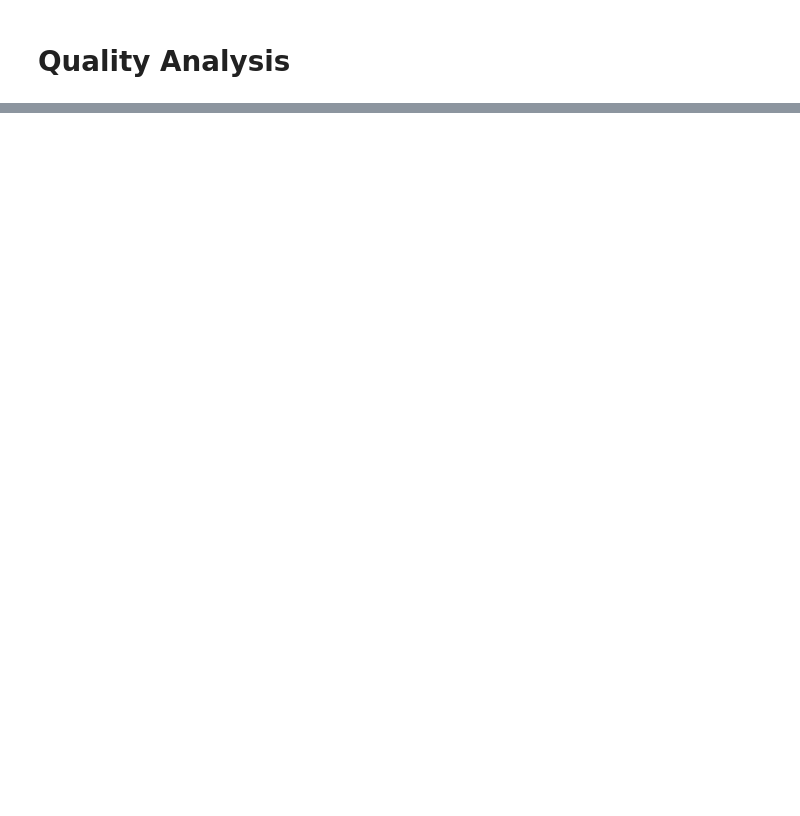
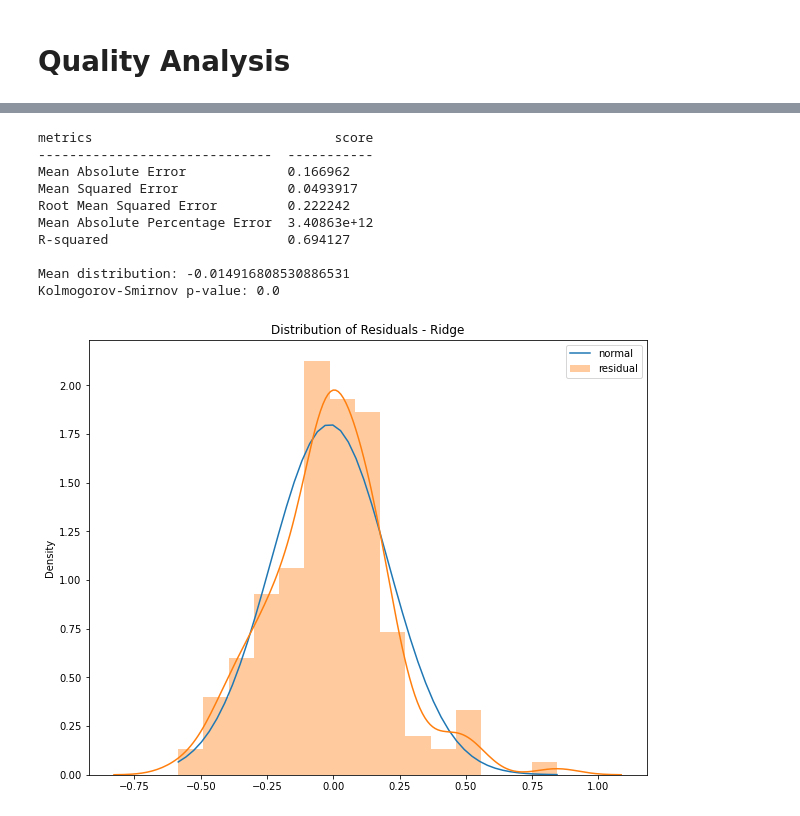
Before and after one commit to affand20/m2m-labs, a Jupyter notebook: lab2.ipynb, the cells around one changed output, grey strips where cells are left out. Saved outputs shown, nothing was run; the diff lists cells and outputs as text; code cells hidden in the pictures; blank space fills up the shorter version.

```diff
--- a/lab2.ipynb
+++ b/lab2.ipynb
@@ -348,0 +447,55 @@ Mean distribution: -0.02665953678960412
+# %%
+ridge = Ridge(alpha=0.0015)
+ridge.fit(X_train, y_train)
+
+ridge_pred = ridge.predict(X_test)
+ridge_pred_all = ridge.predict(X)
+
+ridge_vif_mae = mean_absolute_error(y, ridge_pred_all)
+ridge_vif_mse = mean_squared_error(y, ridge_pred_all)
+ridge_vif_rmse = mean_squared_error(y, ridge_pred_all, squared=False)
+ridge_vif_mape = mean_absolute_percentage_error(y, ridge_pred_all)
+ridge_vif_r2 = r2_score(y, ridge_pred_all)
+
+headers = ['metrics', 'score']
+index = ['Mean Absolute Error', 'Mean Squared Error', 'Root Mean Squared Error', 'Mean Absolute Percentage Error', 'R-squared']
+table = [
+    ['Mean Absolute Error', ridge_vif_mae],
+    ['Mean Squared Error', ridge_vif_mse],
+    ['Root Mean Squared Error', ridge_vif_rmse],
+    ['Mean Absolute Percentage Error', ridge_vif_mape],
+    ['R-squared', ridge_vif_r2]
+]
+
+# print('Table Comparison')
+print(tabulate(table, headers=headers), end='\n\n')
+
+# distribution of residuals
+ridge_y1 = np.array(y)
+ridge_y2 = np.array(ridge_pred_all)
+ridge_y_diff = ridge_y1 - ridge_y2
+print(f'Mean distribution: {np.mean(ridge_y_diff)}')
+
+ridge_x = np.linspace(np.min(ridge_y_diff), np.max(ridge_y_diff))
+ridge_nparam = scipy.stats.norm.fit(ridge_y_diff)
+ridge_stat, ridge_p = scipy.stats.kstest(ridge_y_diff, 'norm', nparam, N=100)
+print(f'Kolmogorov-Smirnov p-value: {ridge_p}')
+
+plt.figure(figsize=(10,8))
+plt.plot(x, scipy.stats.norm.pdf(ridge_x, *ridge_nparam), label='normal')
+sns.distplot(ridge_y_diff, kde=True, label='residual')
+plt.title('Distribution of Residuals - Ridge')
+plt.legend()
+plt.show()
+# %% [output]
+metrics                               score
+------------------------------  -----------
+Mean Absolute Error             0.166962
+Mean Squared Error              0.0493917
+Root Mean Squared Error         0.222242
+Mean Absolute Percentage Error  3.40863e+12
+R-squared                       0.694127
+
+Mean distribution: -0.014916808530886531
+Kolmogorov-Smirnov p-value: 0.0
+[figure, added]
```
Also changed, not shown: parts of 19 cells of this notebook, 9 other files.
